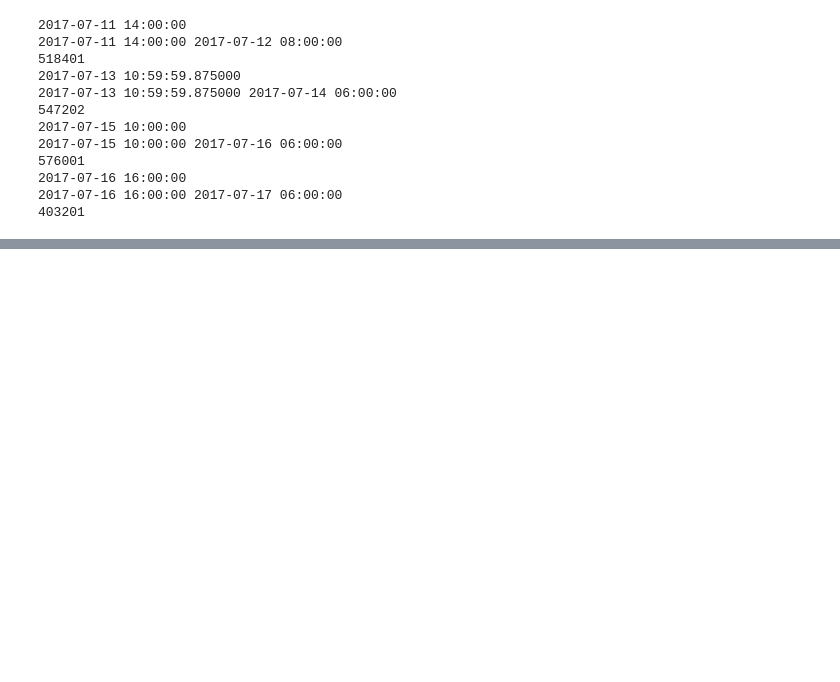
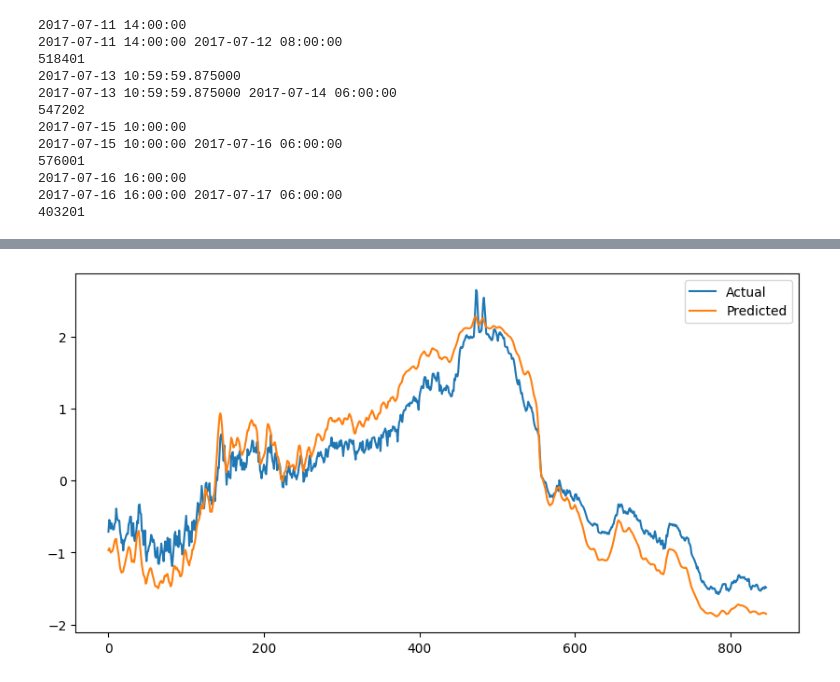
Before and after one commit to rzv09/smores_proj, a Jupyter notebook: src/many_to_many_lstm.ipynb, the cells around one changed output, grey strips where cells are left out. Cells and saved outputs as stored; diff of their text form; code cells hidden in the pictures; blank space fills up the shorter version.

```diff
--- a/src/many_to_many_lstm.ipynb
+++ b/src/many_to_many_lstm.ipynb
@@ -469,0 +441,13 @@ plt.savefig('model123_avg_fl')
+# %%
+model2.eval()
+with torch.no_grad():
+    y_pred_test = model2(train_seq_tensor2)
+
+# Plot test predictions
+plt.figure(figsize=(10, 5))
+plt.plot(train_seq_tensor2[:, 0,:].numpy(), label="Actual")
+plt.plot(y_pred_test[:, 5, :].numpy(), label="Predicted")
+plt.legend()
+plt.savefig('model123_avg_fl')
+# %% [output]
+[figure, added]
```
Also changed, not shown: parts of 12 cells of this notebook, 2 other files.
